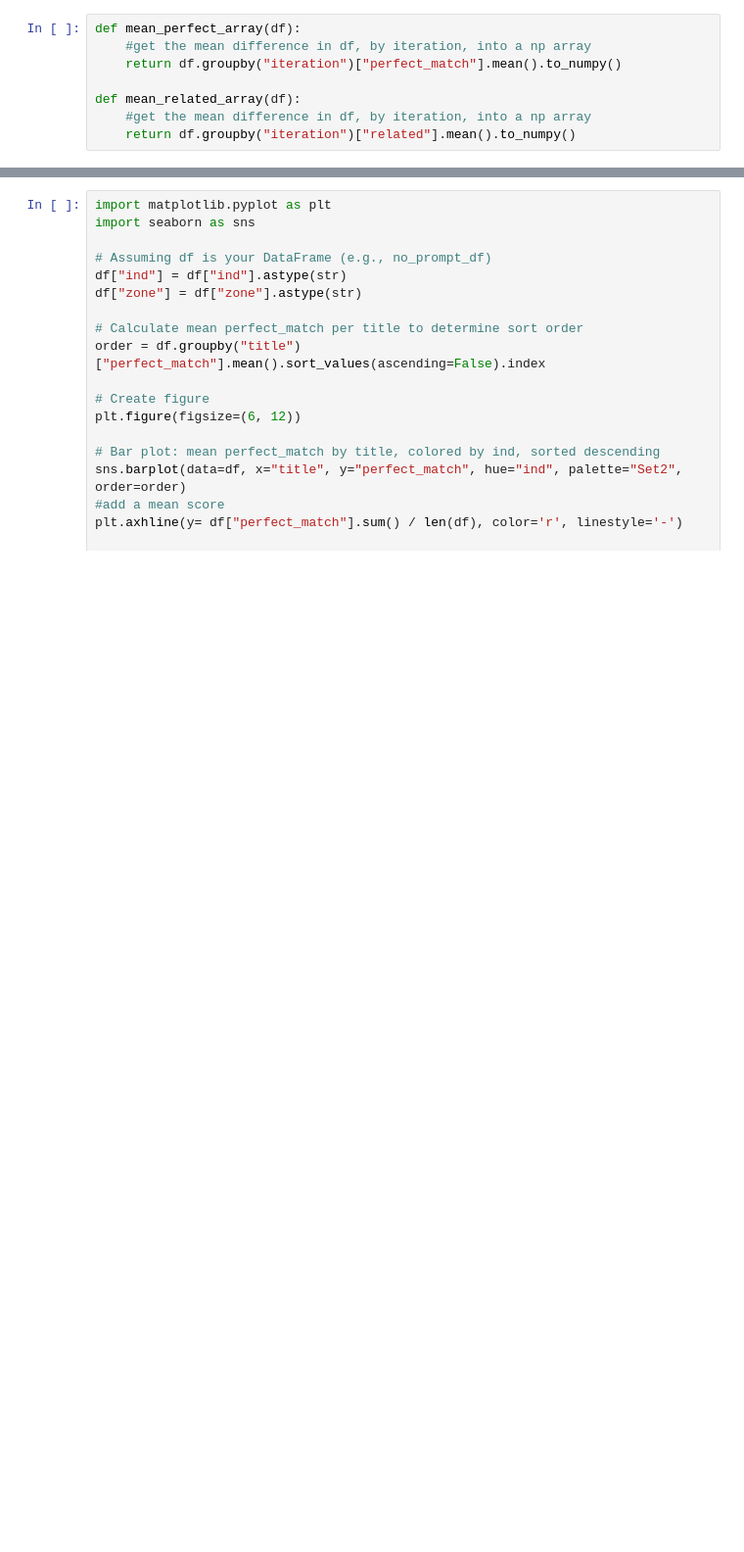
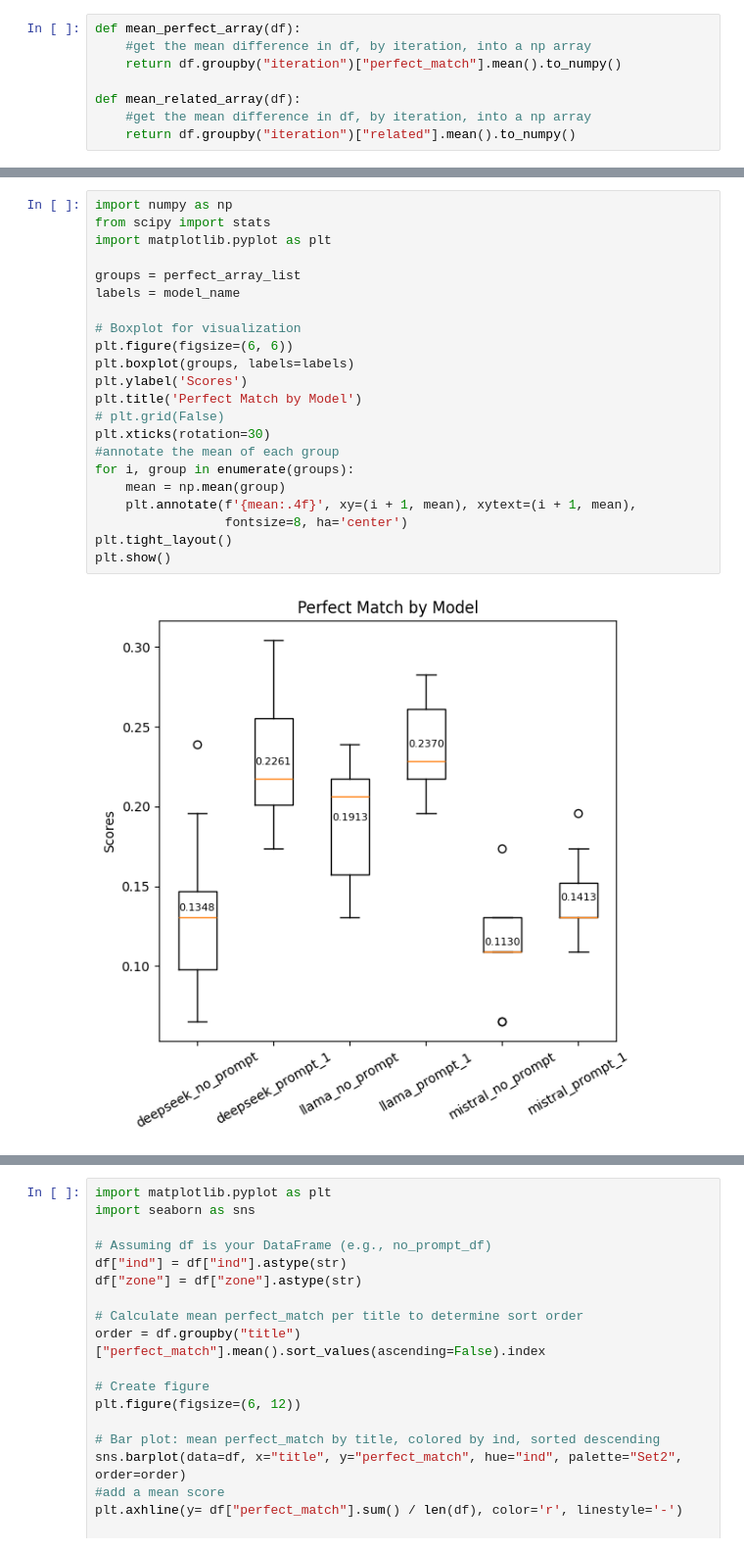
Before and after one commit to Segtanof/Teapot, a Jupyter notebook: 1_ job_match_analysis.ipynb, the cells around one changed output, grey strips where cells are left out. Shown at 98% size. Drawn from its saved outputs; the diff is of its cells as text; blank space fills up the shorter version.

```diff
--- a/1_ job_match_analysis.ipynb
+++ b/1_ job_match_analysis.ipynb
@@ -129,3 +184,27 @@ Result: Reject the null hypothesis. There is a significant difference between th
+# %%
+import numpy as np
+from scipy import stats
+import matplotlib.pyplot as plt
+
+groups = perfect_array_list
+labels = model_name
+
+# Boxplot for visualization
+plt.figure(figsize=(6, 6))
+plt.boxplot(groups, labels=labels)
+plt.ylabel('Scores')
+plt.title('Perfect Match by Model')
+# plt.grid(False)
+plt.xticks(rotation=30)
+#annotate the mean of each group
+for i, group in enumerate(groups):
+    mean = np.mean(group)
+    plt.annotate(f'{mean:.4f}', xy=(i + 1, mean), xytext=(i + 1, mean),
+                 fontsize=8, ha='center')
+plt.tight_layout()
+plt.show()
+# %% [output]
+[figure, added]
 # %%
 from statsmodels.stats.multicomp import pairwise_tukeyhsd
 
```
Also changed, not shown: parts of 19 cells of this notebook, 2 other files.
